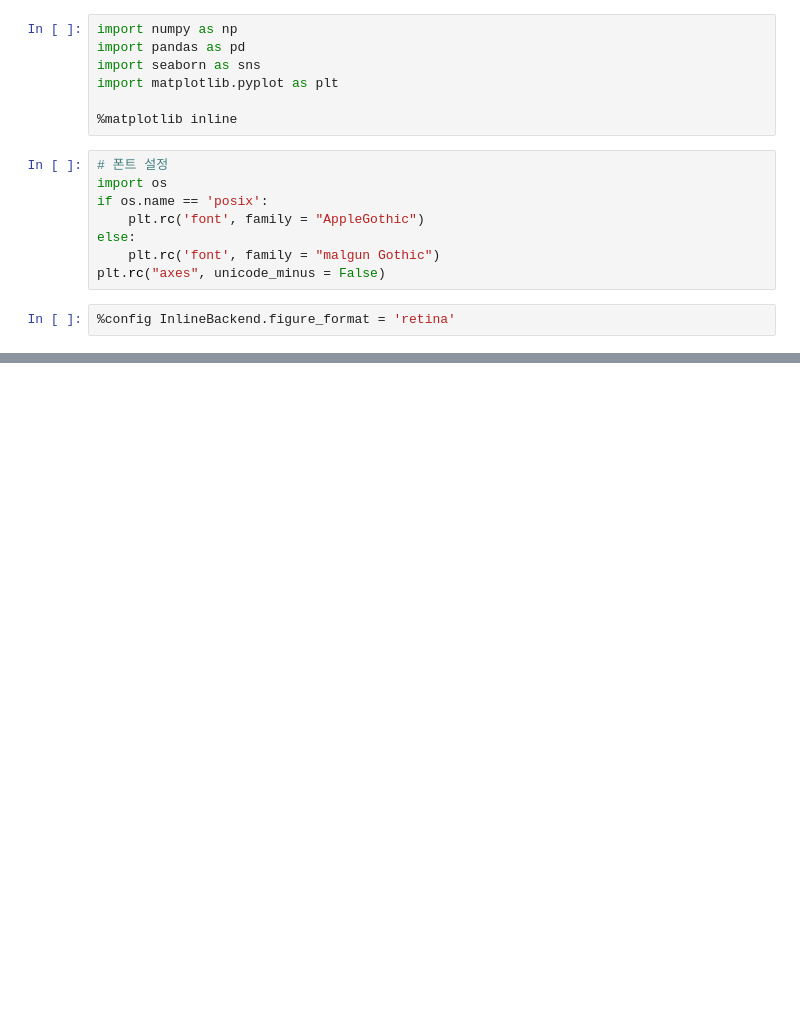
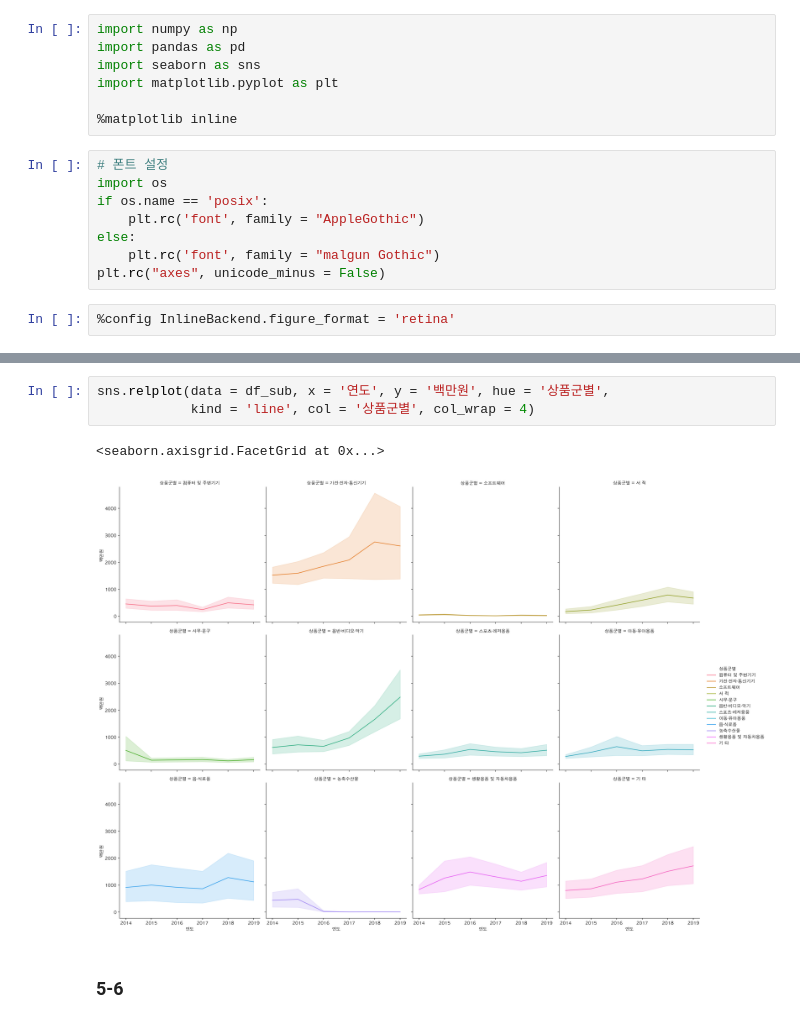
Before and after one commit to solyrion/Numpy, a Jupyter notebook: boostcourse/boostcourse_lecture/boostcourse_study_5.ipynb, the cells around one changed output, grey strips where cells are left out. Cells and saved outputs as stored; diff of their text form; blank space fills up the shorter version.

```diff
--- a/boostcourse/boostcourse_lecture/boostcourse_study_5.ipynb
+++ b/boostcourse/boostcourse_lecture/boostcourse_study_5.ipynb
@@ -50,0 +180,8 @@ df_raw[df_raw['국가(대륙)별'] == '미국']
+# %%
+sns.relplot(data = df_sub, x = '연도', y = '백만원', hue = '상품군별',
+            kind = 'line', col = '상품군별', col_wrap = 4)
+# %% [output]
+<seaborn.axisgrid.FacetGrid at 0x...>
+[figure, added]
+# %% [markdown]
+###  5-6
```
Also changed, not shown: parts of 35 cells of this notebook, 2 other files.
